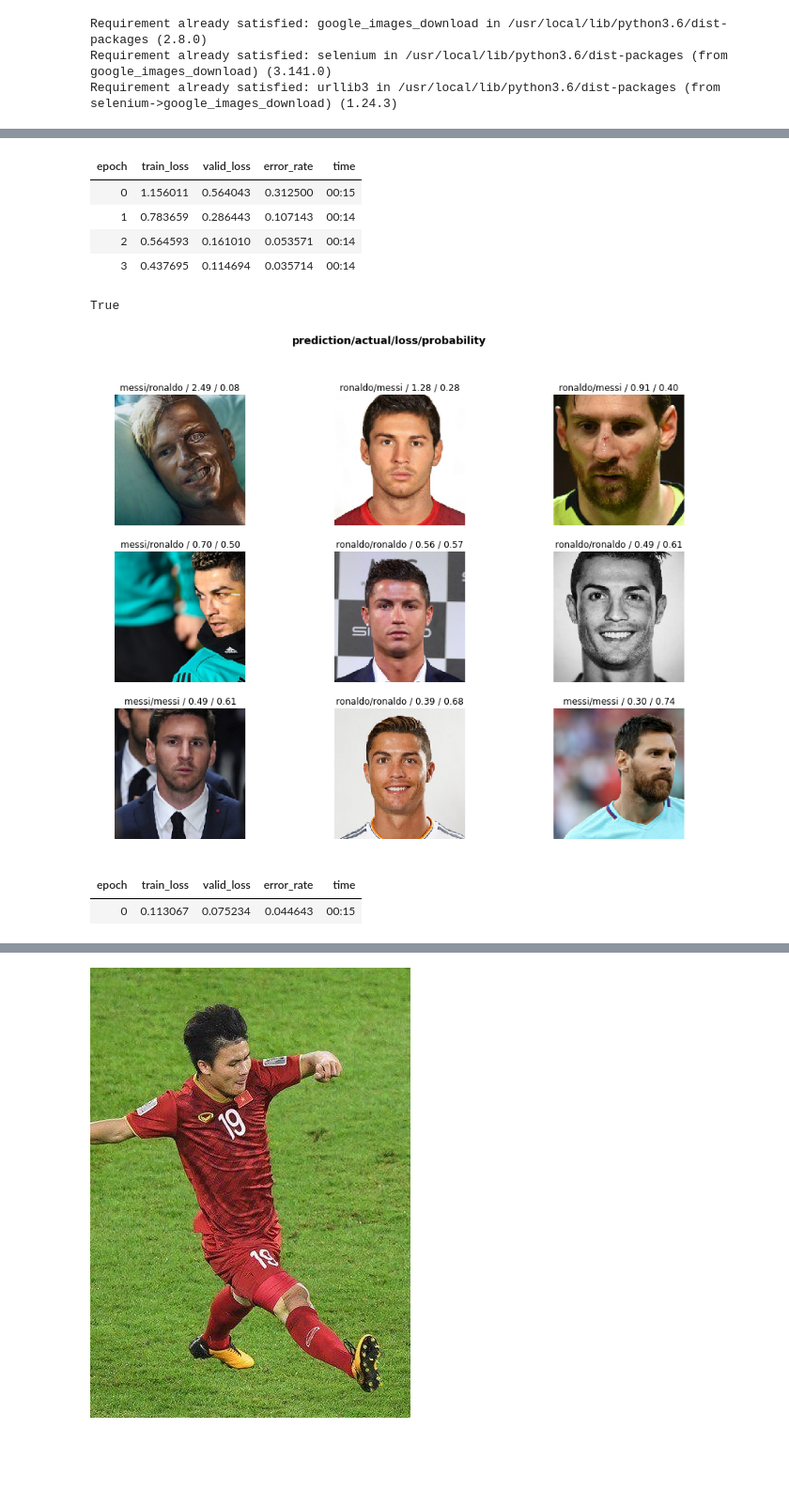
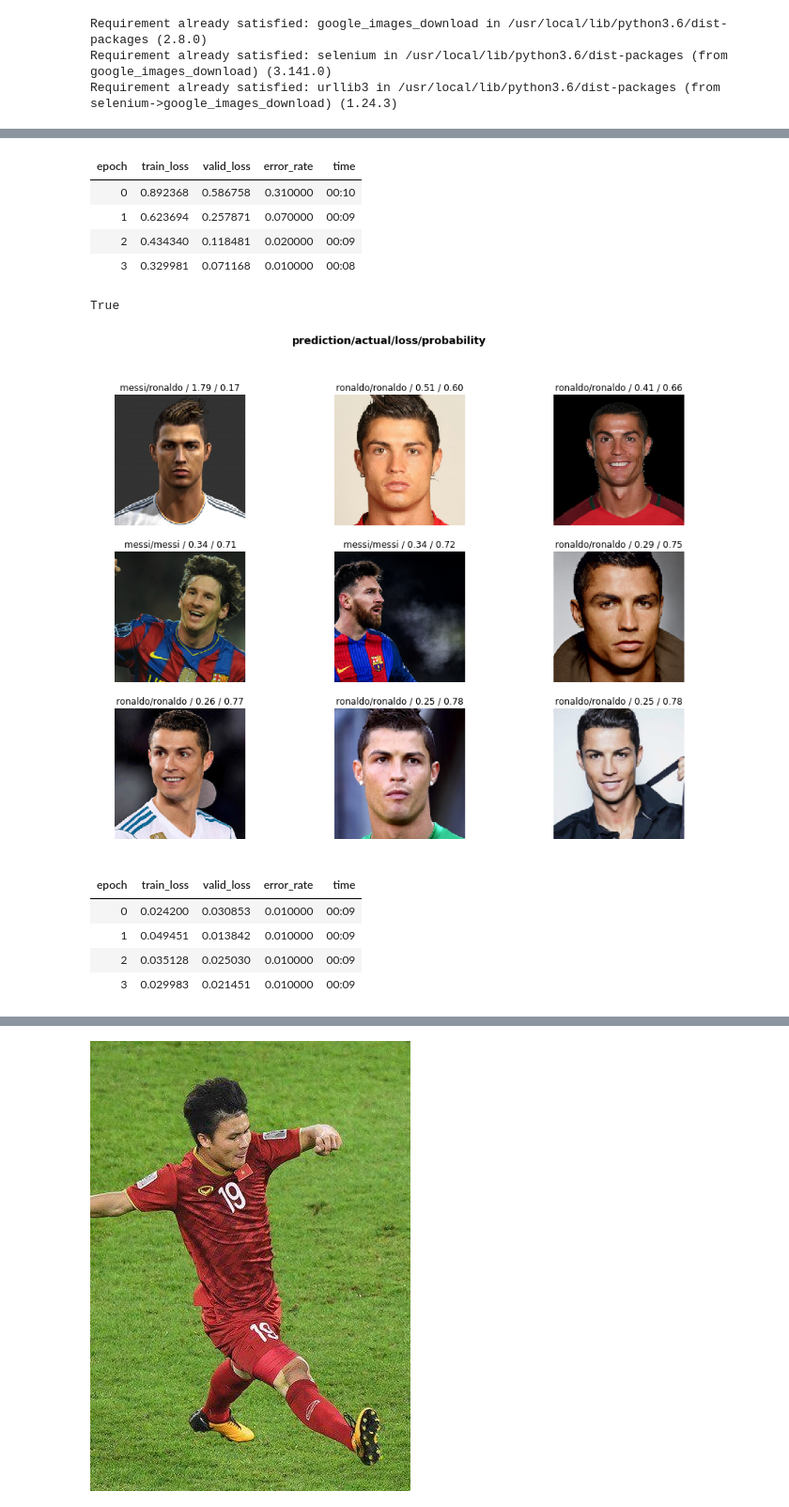
Before and after one commit to nhs000/machine_learning_practice_prj, a Jupyter notebook: L1_practice_messi_or_ronaldo_classifier.ipynb, the cells around one changed output, grey strips where cells are left out. Shown at 94% size. Cells and saved outputs as stored; diff of their text form; code cells hidden in the pictures; blank space fills up the shorter version.

```diff
--- a/L1_practice_messi_or_ronaldo_classifier.ipynb
+++ b/L1_practice_messi_or_ronaldo_classifier.ipynb
@@ -31,3 +29,11 @@ from fastai.vision import *
 from fastai.metrics import error_rate
 from icrawler.builtin import GoogleImageCrawler
 from IPython.display import Image
+
+np.random.seed(25)
+bs = 64
+
+
+project_root = "~/data/L1/messi_ronaldo/" # because mutiple project share a common data folder
+!rm -r "~/data/L1/messi_ronaldo/"
+!ls "~/data/L1/messi_ronaldo/"
@@ -194,4 +181,4 @@ create_data('test', 'ronaldo', 'c.ronaldo face portrait', 150, 200)
 # %%
 # load data
-data = ImageDataBunch.from_folder("~/data/", size=256)
+data = ImageDataBunch.from_folder(project_root, size=256)
 data = data.normalize(imagenet_stats)
@@ -225,10 +200,10 @@ Sequential(
 learn.fit_one_cycle(4)
 # %% [output]
 | epoch | train_loss | valid_loss | error_rate | time |
-| 0 | 1.156011 | 0.564043 | 0.312500 | 00:15 |
-| 1 | 0.783659 | 0.286443 | 0.107143 | 00:14 |
-| 2 | 0.564593 | 0.161010 | 0.053571 | 00:14 |
-| 3 | 0.437695 | 0.114694 | 0.035714 | 00:14 |
+| 0 | 0.892368 | 0.586758 | 0.310000 | 00:10 |
+| 1 | 0.623694 | 0.257871 | 0.070000 | 00:09 |
+| 2 | 0.434340 | 0.118481 | 0.020000 | 00:09 |
+| 3 | 0.329981 | 0.071168 | 0.010000 | 00:08 |
 # %%
 learn.save('stage-1')
 # %%
@@ -242,4 +217,4 @@ True
 # %%
 interp.plot_top_losses(9, figsize=(15,11))
 # %% [output]
-[figure, old version]
+[figure, new version]
@@ -248,8 +221,11 @@ learn.unfreeze()
 # %%
-learn.fit_one_cycle(1)
+learn.fit_one_cycle(4)
 # %% [output]
 | epoch | train_loss | valid_loss | error_rate | time |
-| 0 | 0.113067 | 0.075234 | 0.044643 | 00:15 |
+| 0 | 0.024200 | 0.030853 | 0.010000 | 00:09 |
+| 1 | 0.049451 | 0.013842 | 0.010000 | 00:09 |
+| 2 | 0.035128 | 0.025030 | 0.010000 | 00:09 |
+| 3 | 0.029983 | 0.021451 | 0.010000 | 00:09 |
 # %%
 learn.lr_find()
 # %% [output]
```
Also changed, not shown: parts of 46 cells of this notebook.
